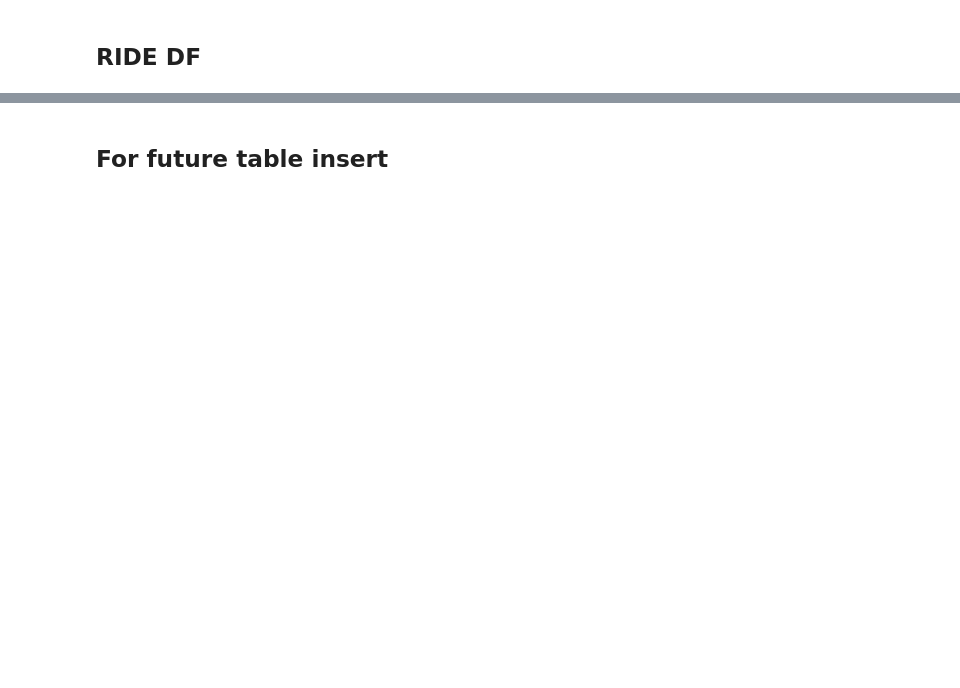
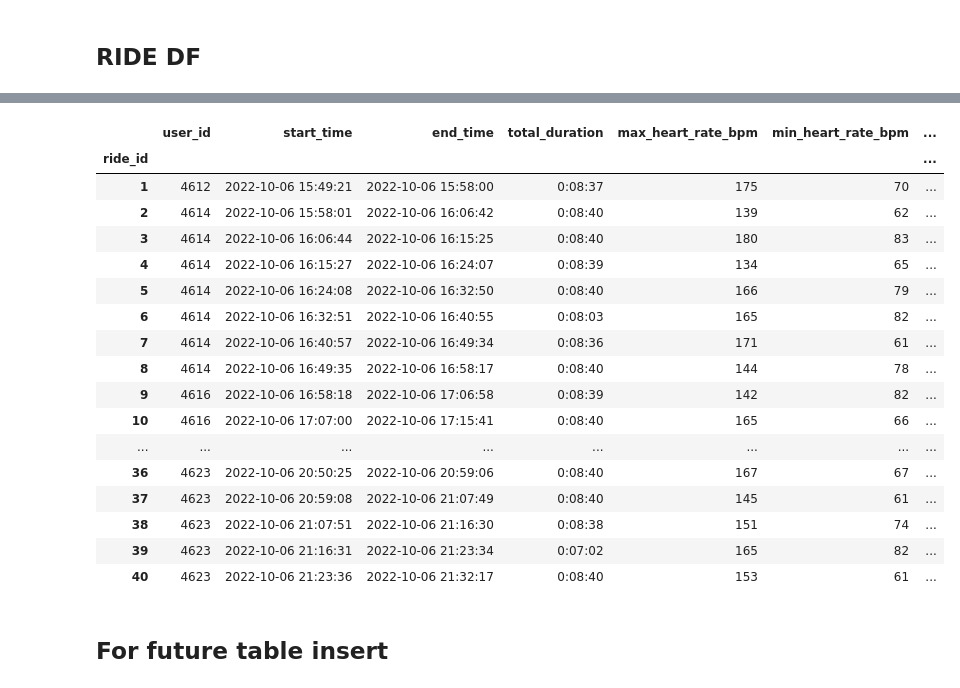
Before and after one commit to hmay01/deloton-group-project, a Jupyter notebook: production.ipynb, the cells around one changed output, grey strips where cells are left out. Cells and saved outputs as stored; diff of their text form; code cells hidden in the pictures; blank space fills up the shorter version.

Commit message:
abstract into functions and add min heart rate

```diff
--- a/production.ipynb
+++ b/production.ipynb
@@ -350,0 +65,2 @@ rides
+# %%
+staging_rides_df = get_staging_rides_df(formatted_df)
@@ -351,3 +85,25 @@ rides
+# %%
+rides_df = get_final_rides_df(staging_rides_df)
+rides_df
+# %% [output]
+|  | user_id | start_time | end_time | total_duration | max_heart_rate_bpm | min_heart_rate_bpm | ... |
+| ride_id |  |  |  |  |  |  | ... |
+| 1 | 4612 | 2022-10-06 15:49:21 | 2022-10-06 15:58:00 | 0:08:37 | 175 | 70 | ... |
+| 2 | 4614 | 2022-10-06 15:58:01 | 2022-10-06 16:06:42 | 0:08:40 | 139 | 62 | ... |
+| 3 | 4614 | 2022-10-06 16:06:44 | 2022-10-06 16:15:25 | 0:08:40 | 180 | 83 | ... |
+| 4 | 4614 | 2022-10-06 16:15:27 | 2022-10-06 16:24:07 | 0:08:39 | 134 | 65 | ... |
+| 5 | 4614 | 2022-10-06 16:24:08 | 2022-10-06 16:32:50 | 0:08:40 | 166 | 79 | ... |
+| 6 | 4614 | 2022-10-06 16:32:51 | 2022-10-06 16:40:55 | 0:08:03 | 165 | 82 | ... |
+| 7 | 4614 | 2022-10-06 16:40:57 | 2022-10-06 16:49:34 | 0:08:36 | 171 | 61 | ... |
+| 8 | 4614 | 2022-10-06 16:49:35 | 2022-10-06 16:58:17 | 0:08:40 | 144 | 78 | ... |
+| 9 | 4616 | 2022-10-06 16:58:18 | 2022-10-06 17:06:58 | 0:08:39 | 142 | 82 | ... |
+| 10 | 4616 | 2022-10-06 17:07:00 | 2022-10-06 17:15:41 | 0:08:40 | 165 | 66 | ... |
+| ... | ... | ... | ... | ... | ... | ... | ... |
+| 36 | 4623 | 2022-10-06 20:50:25 | 2022-10-06 20:59:06 | 0:08:40 | 167 | 67 | ... |
+| 37 | 4623 | 2022-10-06 20:59:08 | 2022-10-06 21:07:49 | 0:08:40 | 145 | 61 | ... |
+| 38 | 4623 | 2022-10-06 21:07:51 | 2022-10-06 21:16:30 | 0:08:38 | 151 | 74 | ... |
+| 39 | 4623 | 2022-10-06 21:16:31 | 2022-10-06 21:23:34 | 0:07:02 | 165 | 82 | ... |
+| 40 | 4623 | 2022-10-06 21:23:36 | 2022-10-06 21:32:17 | 0:08:40 | 153 | 61 | ... |
 # %% [markdown]
 ## For future table insert
 # %%
```
Also changed, not shown: parts of 25 cells of this notebook, 1 other file.
